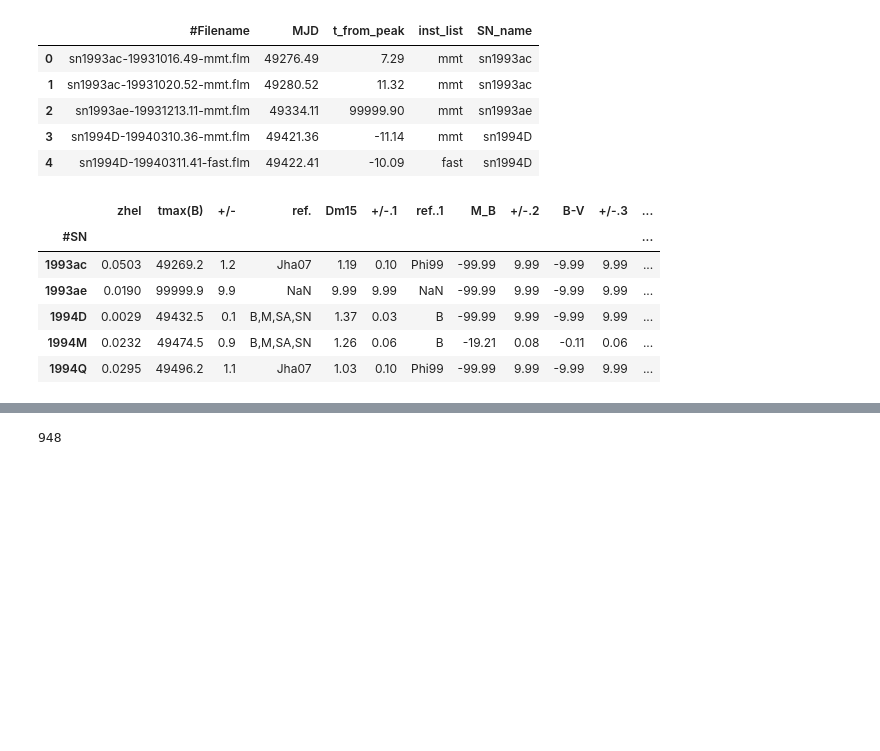
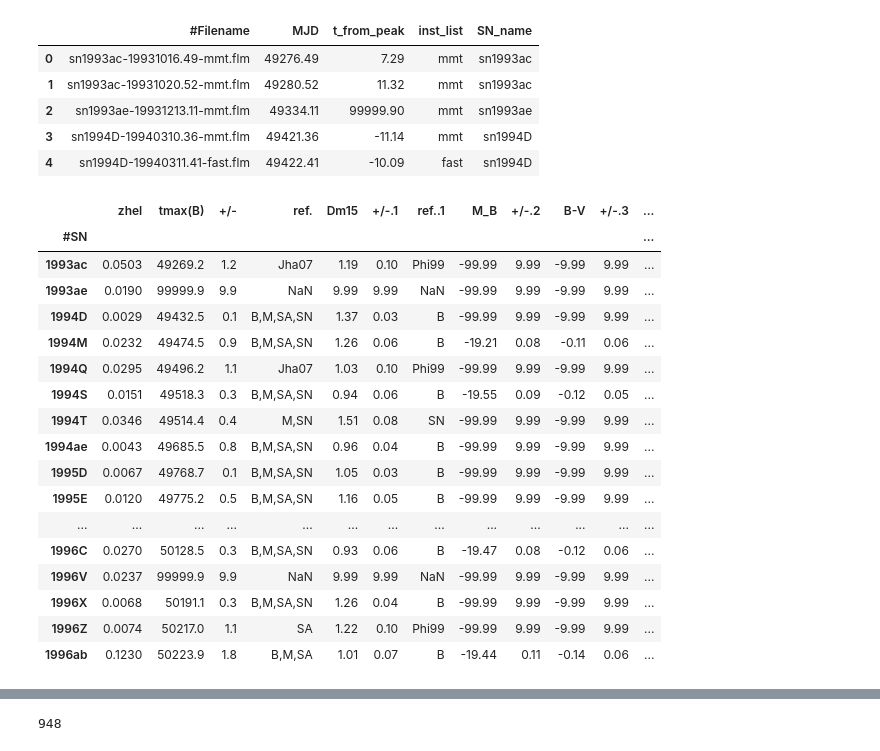
Before and after one commit to ireis/SNIa, a Jupyter notebook: data_exploration.ipynb, the cells around one changed output, grey strips where cells are left out. Drawn from its saved outputs; the diff is of its cells as text; code cells hidden in the pictures; blank space fills up the shorter version.

```diff
--- a/data_exploration.ipynb
+++ b/data_exploration.ipynb
@@ -18,15 +19,26 @@ SN_spec_df.head()
 | 3 | sn1994D-19940310.36-mmt.flm | 49421.36 | -11.14 | mmt | sn1994D |
 | 4 | sn1994D-19940311.41-fast.flm | 49422.41 | -10.09 | fast | sn1994D |
 # %%
-SN_df.head()
+SN_df.head(20)
 # %% [output]
 |  | zhel | tmax(B) | +/- | ref. | Dm15 | +/-.1 | ref..1 | M_B | +/-.2 | B-V | +/-.3 | ... |
 | #SN |  |  |  |  |  |  |  |  |  |  |  | ... |
 | 1993ac | 0.0503 | 49269.2 | 1.2 | Jha07 | 1.19 | 0.10 | Phi99 | -99.99 | 9.99 | -9.99 | 9.99 | ... |
 | 1993ae | 0.0190 | 99999.9 | 9.9 | NaN | 9.99 | 9.99 | NaN | -99.99 | 9.99 | -9.99 | 9.99 | ... |
 | 1994D | 0.0029 | 49432.5 | 0.1 | B,M,SA,SN | 1.37 | 0.03 | B | -99.99 | 9.99 | -9.99 | 9.99 | ... |
 | 1994M | 0.0232 | 49474.5 | 0.9 | B,M,SA,SN | 1.26 | 0.06 | B | -19.21 | 0.08 | -0.11 | 0.06 | ... |
 | 1994Q | 0.0295 | 49496.2 | 1.1 | Jha07 | 1.03 | 0.10 | Phi99 | -99.99 | 9.99 | -9.99 | 9.99 | ... |
+| 1994S | 0.0151 | 49518.3 | 0.3 | B,M,SA,SN | 0.94 | 0.06 | B | -19.55 | 0.09 | -0.12 | 0.05 | ... |
+| 1994T | 0.0346 | 49514.4 | 0.4 | M,SN | 1.51 | 0.08 | SN | -99.99 | 9.99 | -9.99 | 9.99 | ... |
+| 1994ae | 0.0043 | 49685.5 | 0.8 | B,M,SA,SN | 0.96 | 0.04 | B | -99.99 | 9.99 | -9.99 | 9.99 | ... |
+| 1995D | 0.0067 | 49768.7 | 0.1 | B,M,SA,SN | 1.05 | 0.03 | B | -99.99 | 9.99 | -9.99 | 9.99 | ... |
+| 1995E | 0.0120 | 49775.2 | 0.5 | B,M,SA,SN | 1.16 | 0.05 | B | -99.99 | 9.99 | -9.99 | 9.99 | ... |
+| ... | ... | ... | ... | ... | ... | ... | ... | ... | ... | ... | ... | ... |
+| 1996C | 0.0270 | 50128.5 | 0.3 | B,M,SA,SN | 0.93 | 0.06 | B | -19.47 | 0.08 | -0.12 | 0.06 | ... |
+| 1996V | 0.0237 | 99999.9 | 9.9 | NaN | 9.99 | 9.99 | NaN | -99.99 | 9.99 | -9.99 | 9.99 | ... |
+| 1996X | 0.0068 | 50191.1 | 0.3 | B,M,SA,SN | 1.26 | 0.04 | B | -99.99 | 9.99 | -9.99 | 9.99 | ... |
+| 1996Z | 0.0074 | 50217.0 | 1.1 | SA | 1.22 | 0.10 | Phi99 | -99.99 | 9.99 | -9.99 | 9.99 | ... |
+| 1996ab | 0.1230 | 50223.9 | 1.8 | B,M,SA | 1.01 | 0.07 | B | -19.44 | 0.11 | -0.14 | 0.06 | ... |
 # %%
 reload(load_data)
 
```
Also changed, not shown: parts of 13 cells of this notebook, 2 other files.
